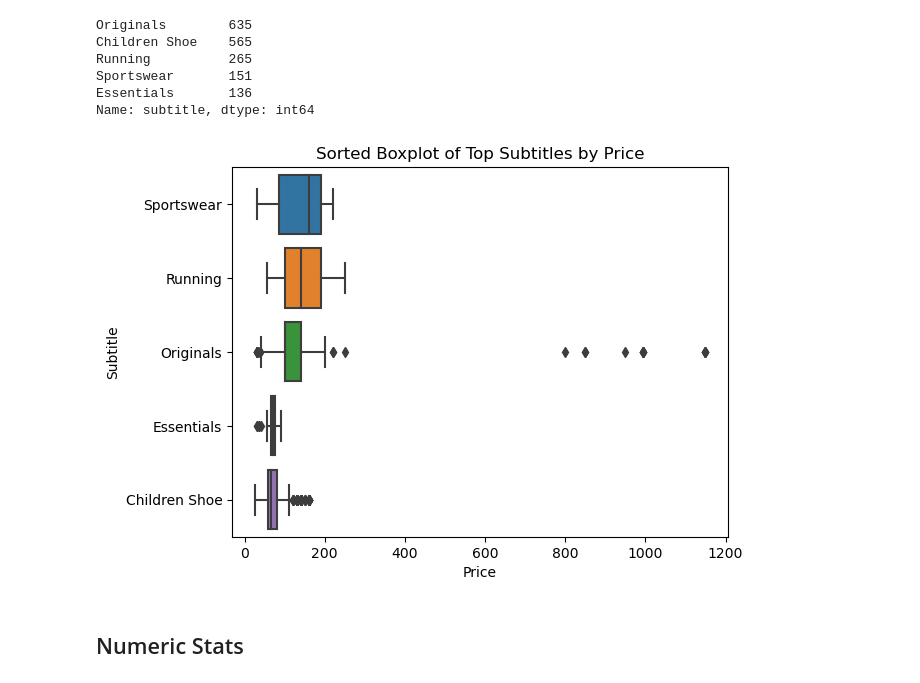
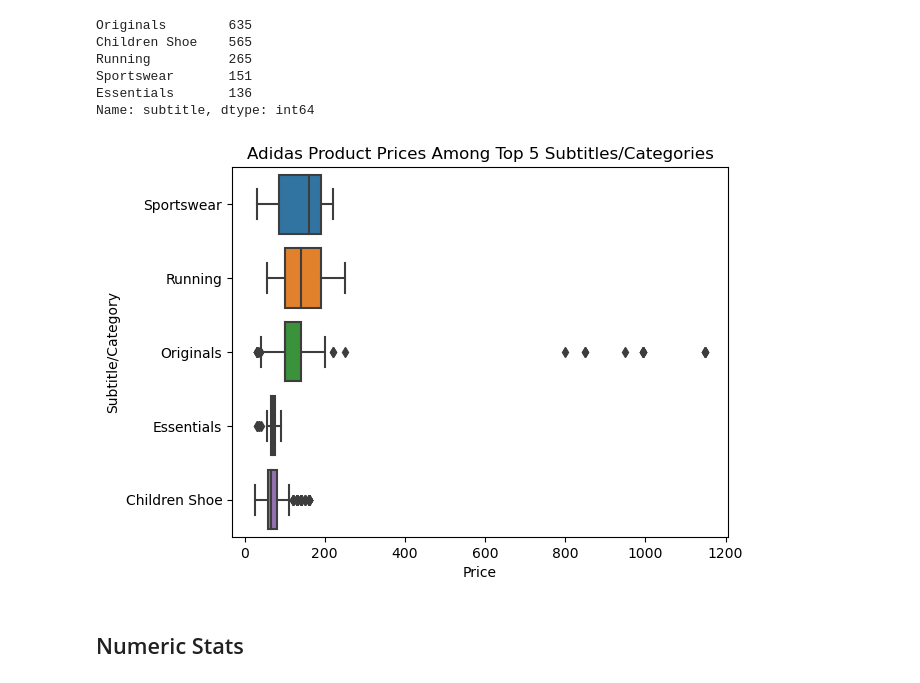
Before and after one commit to jasonkyungkim/nike_adidas_shoes, a Jupyter notebook: adidas_eda.ipynb, the cells around one changed output. Drawn from its saved outputs; the diff is of its cells as text; code cells hidden in the pictures.

```diff
--- a/adidas_eda.ipynb
+++ b/adidas_eda.ipynb
@@ -212,14 +213,15 @@ adidas_top_subtitles = adidas.loc[adidas.subtitle.isin(top_subtitles.index.tolis
 # %%
 top_subtitles_sorted = adidas_top_subtitles.groupby('subtitle').price.median().sort_values(ascending=False)
 
 # order box plot by median
-sns.boxplot(data=adidas_top_subtitles, y='subtitle', x='price', order=top_subtitles_sorted.index)
+sns.boxplot(data=adidas_top_subtitles, y='subtitle', x='price',
+            order=top_subtitles_sorted.index)
 plt.xlabel('Price')
-plt.ylabel('Subtitle')
-plt.title('Sorted Boxplot of Top Subtitles by Price')
+plt.ylabel('Subtitle/Category')
+plt.title('Adidas Product Prices Among Top 5 Subtitles/Categories')
 plt.show()
 # %% [output]
-[figure, old version]
+[figure, new version]
 # %% [markdown]
 ## Numeric Stats
 # %%
```
Also changed, not shown: parts of 4 cells of this notebook.
